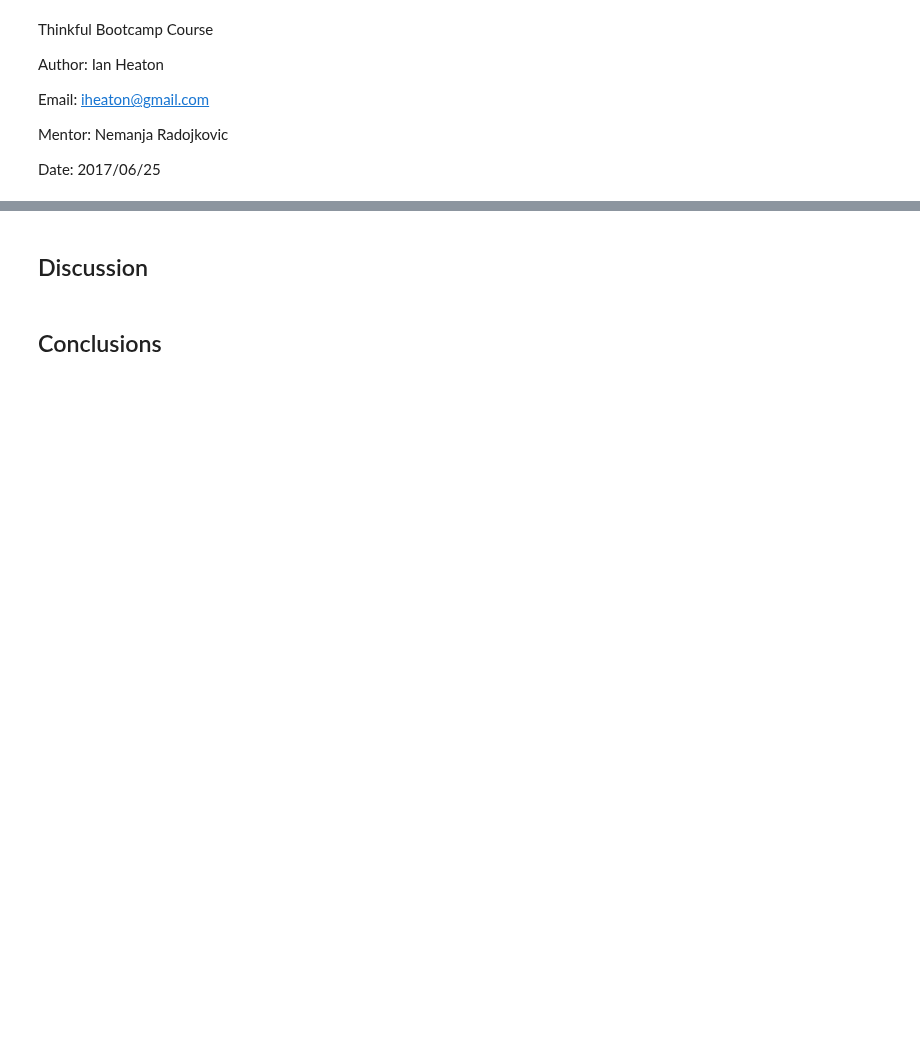
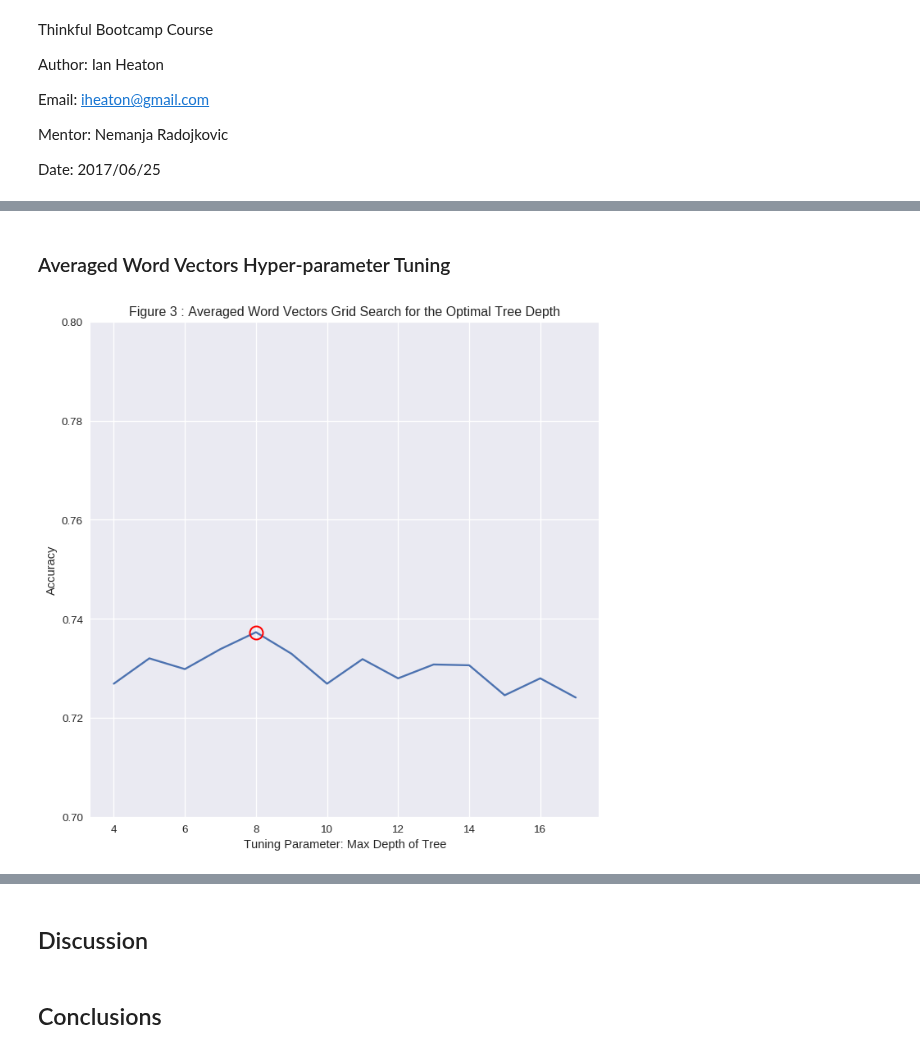
Before and after one commit to 315iah515/Thinkful-Notebooks, a Jupyter notebook: Bootcamp/Unsupervised/NaturalLanguageProcessing/NLPClassificationofPoliticalTweets.ipynb, the cells around one changed output, grey strips where cells are left out. Saved outputs shown, nothing was run; the diff lists cells and outputs as text; code cells hidden in the pictures; blank space fills up the shorter version.

```diff
--- a/Bootcamp/Unsupervised/NaturalLanguageProcessing/NLPClassificationofPoliticalTweets.ipynb
+++ b/Bootcamp/Unsupervised/NaturalLanguageProcessing/NLPClassificationofPoliticalTweets.ipynb
@@ -118,0 +521,31 @@ Observations : 3000
+# %% [markdown]
+### Averaged Word Vectors Hyper-parameter Tuning
+# %%
+# build word2vec model for the entire data set
+model = gensim.models.Word2Vec(tweets_doc, size=300, window=4, min_count=5, sample=1e-3)
+
+X_averaged_wv = averaged_word_vectorizer(corpus=tweets_doc,
+                                                 model=model,
+                                                 num_features=300)
+#====================================================
+max_depth_range = list(range(4, 18))
+param_grid = dict(max_depth=max_depth_range)
+
+grid = GridSearchCV(rfc, param_grid, cv=5)
+grid.fit(X_averaged_wv, y)
+
+# check the results of the grid search
+#print(grid.grid_scores_)
+grid.grid_scores_[1]
+grid_mean_scores = [result[1] for result in grid.grid_scores_]
+# this is a list of the average accuracies for each parameter combination
+plt.figure(figsize=(800/my_dpi, 800/my_dpi), dpi=my_dpi)
+plt.ylim([0.70, .80])
+plt.xlabel('Tuning Parameter: Max Depth of Tree')
+plt.ylabel('Accuracy')
+plt.plot(max_depth_range, grid_mean_scores)
+plt.title('Figure 3 : Averaged Word Vectors Grid Search for the Optimal Tree Depth')
+__ = plt.plot(grid.best_params_['max_depth'], grid.best_score_, 'ro', markersize=12, markeredgewidth=1.5,
+         markerfacecolor='None', markeredgecolor='r')
+# %% [output]
+[figure, added]
```
Also changed, not shown: parts of 24 cells of this notebook.
